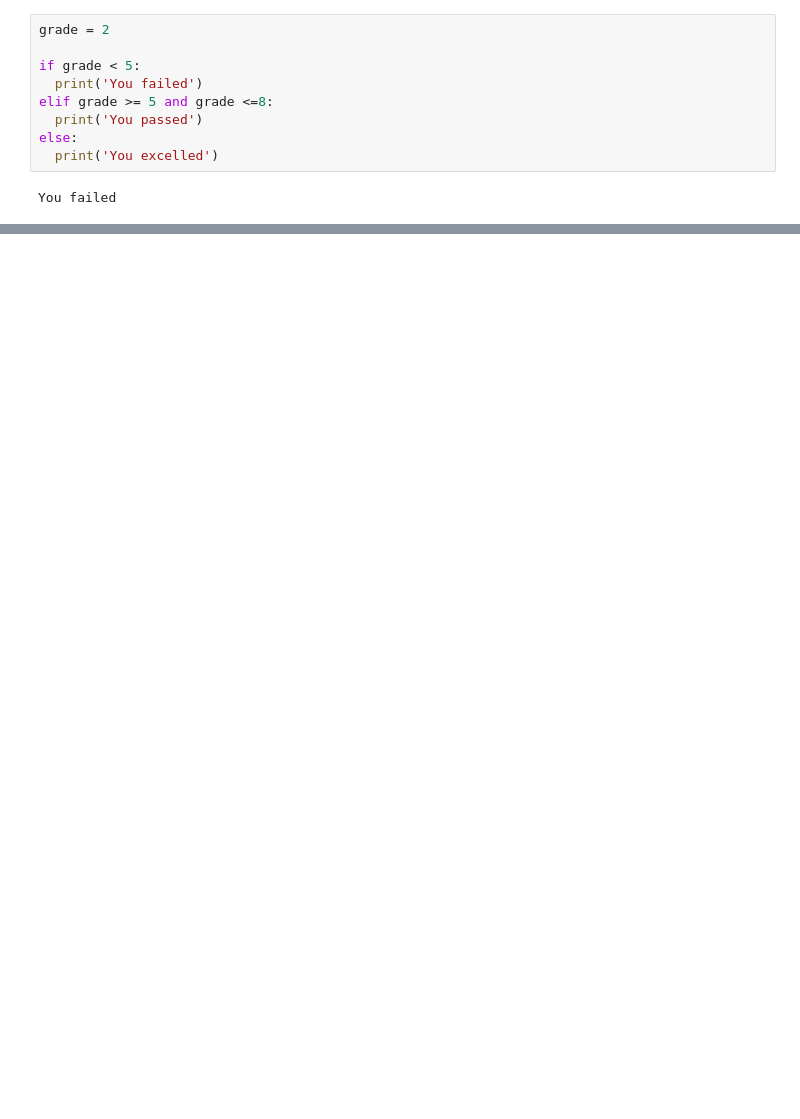
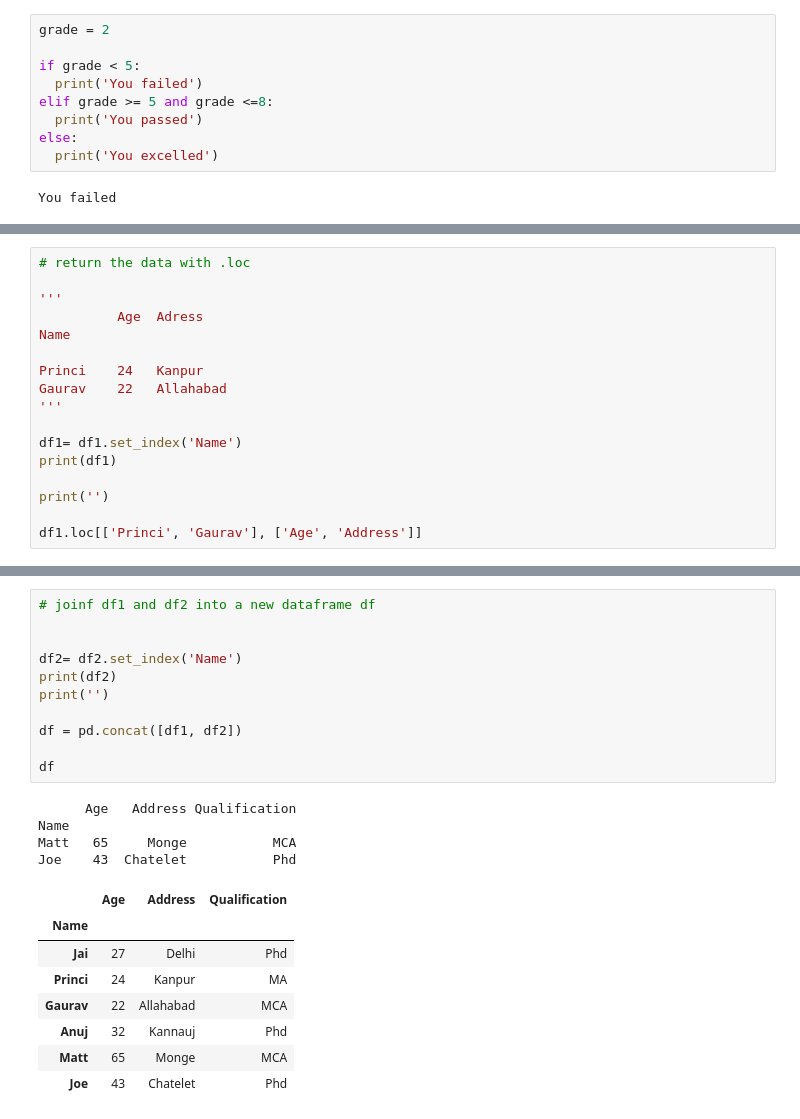
Before and after one commit to datalover2023/Excel_Automation, a Jupyter notebook: Practice_Module_1.ipynb, the cells around one changed output, grey strips where cells are left out. Cells and saved outputs as stored; diff of their text form; blank space fills up the shorter version.

```diff
--- a/Practice_Module_1.ipynb
+++ b/Practice_Module_1.ipynb
@@ -23,0 +237,17 @@ You failed
+# %%
+# return the data with .loc
+
+'''
+          Age  Adress
+Name
+
+Princi    24   Kanpur
+Gaurav    22   Allahabad
+'''
+
+df1= df1.set_index('Name')
+print(df1)
+
+print('')
+
+df1.loc[['Princi', 'Gaurav'], ['Age', 'Address']]
@@ -23,0 +315,24 @@ You failed
+# %%
+# joinf df1 and df2 into a new dataframe df
+
+
+df2= df2.set_index('Name')
+print(df2)
+print('')
+
+df = pd.concat([df1, df2])
+
+df
+# %% [output]
+      Age   Address Qualification
+Name
+Matt   65     Monge           MCA
+Joe    43  Chatelet           Phd
+|  | Age | Address | Qualification |
+| Name |  |  |  |
+| Jai | 27 | Delhi | Phd |
+| Princi | 24 | Kanpur | MA |
+| Gaurav | 22 | Allahabad | MCA |
+| Anuj | 32 | Kannauj | Phd |
+| Matt | 65 | Monge | MCA |
+| Joe | 43 | Chatelet | Phd |
```
Also changed, not shown: parts of 28 cells of this notebook.
